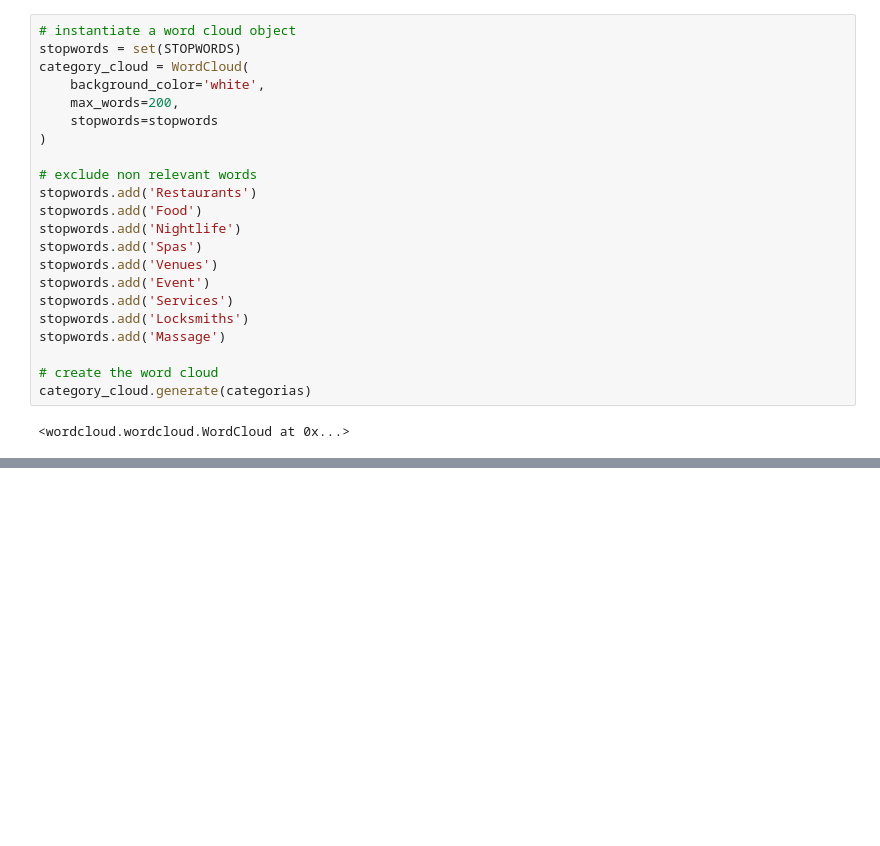
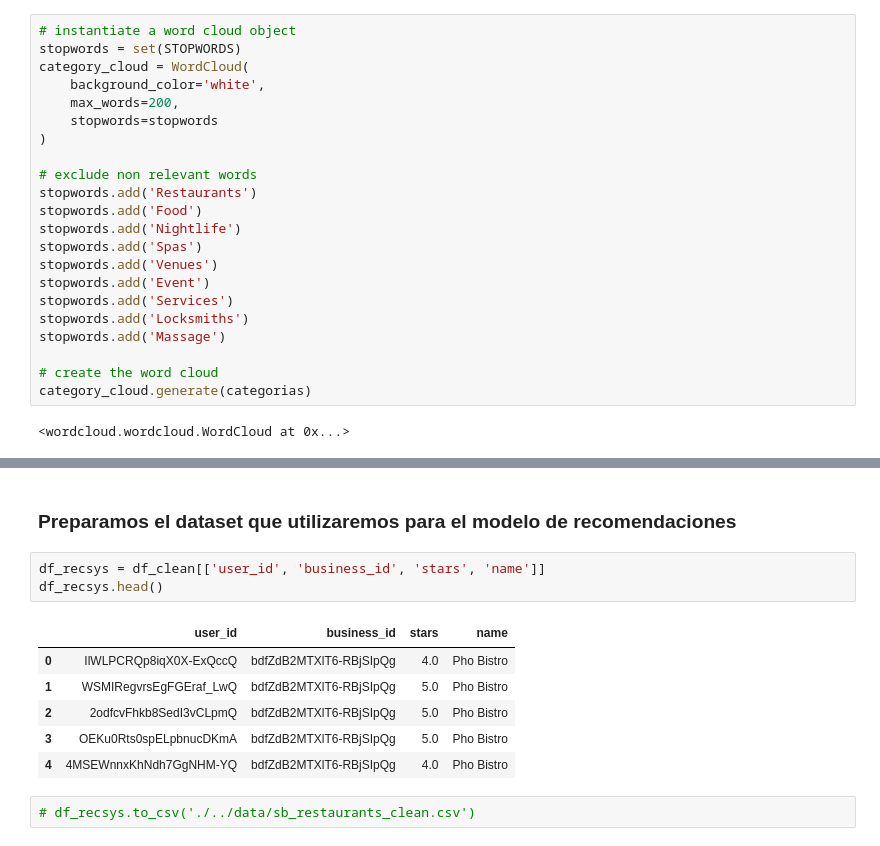
Before and after one commit to ivnlee/proyecto-portafolio, a Jupyter notebook: notebooks/initial_analysis.ipynb, the cells around one changed output, grey strips where cells are left out. Drawn from its saved outputs; the diff is of its cells as text; blank space fills up the shorter version.

Commit message:
model notebook and dataframe first

```diff
--- a/notebooks/initial_analysis.ipynb
+++ b/notebooks/initial_analysis.ipynb
@@ -411,0 +412,14 @@ plt.show()
+# %% [markdown]
+### Preparamos el dataset que utilizaremos para el modelo de recomendaciones
+# %%
+df_recsys = df_clean[['user_id', 'business_id', 'stars', 'name']]
+df_recsys.head()
+# %% [output]
+|  | user_id | business_id | stars | name |
+| 0 | IlWLPCRQp8iqX0X-ExQccQ | bdfZdB2MTXlT6-RBjSIpQg | 4.0 | Pho Bistro |
+| 1 | WSMIRegvrsEgFGEraf_LwQ | bdfZdB2MTXlT6-RBjSIpQg | 5.0 | Pho Bistro |
+| 2 | 2odfcvFhkb8SedI3vCLpmQ | bdfZdB2MTXlT6-RBjSIpQg | 5.0 | Pho Bistro |
+| 3 | OEKu0Rts0spELpbnucDKmA | bdfZdB2MTXlT6-RBjSIpQg | 5.0 | Pho Bistro |
+| 4 | 4MSEWnnxKhNdh7GgNHM-YQ | bdfZdB2MTXlT6-RBjSIpQg | 4.0 | Pho Bistro |
+# %%
+# df_recsys.to_csv('./../data/sb_restaurants_clean.csv')
```
Also changed, not shown: parts of 1 cell of this notebook, 2 other files.
